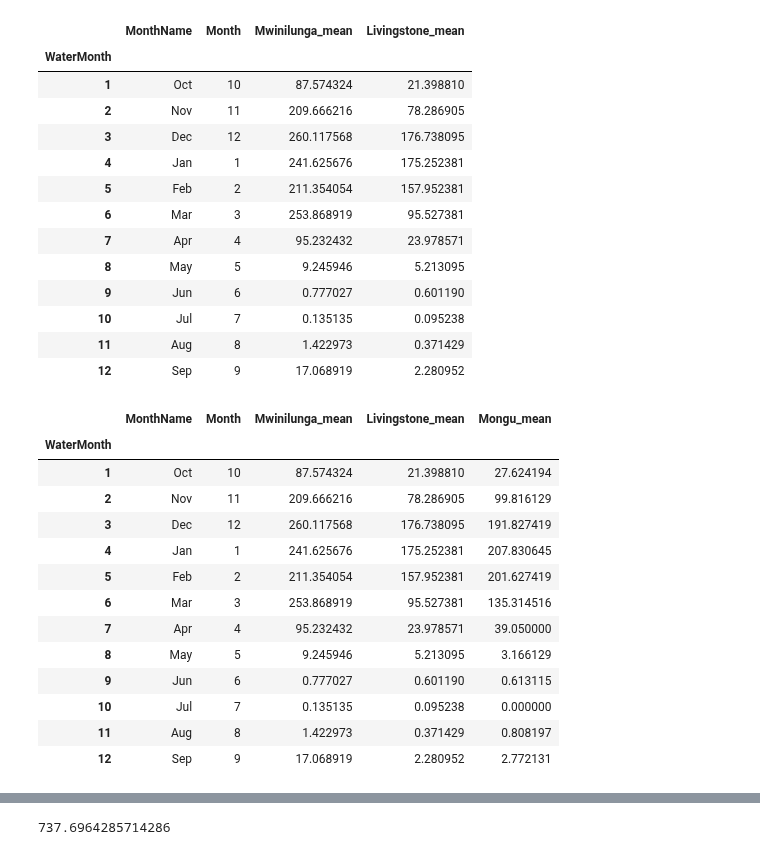
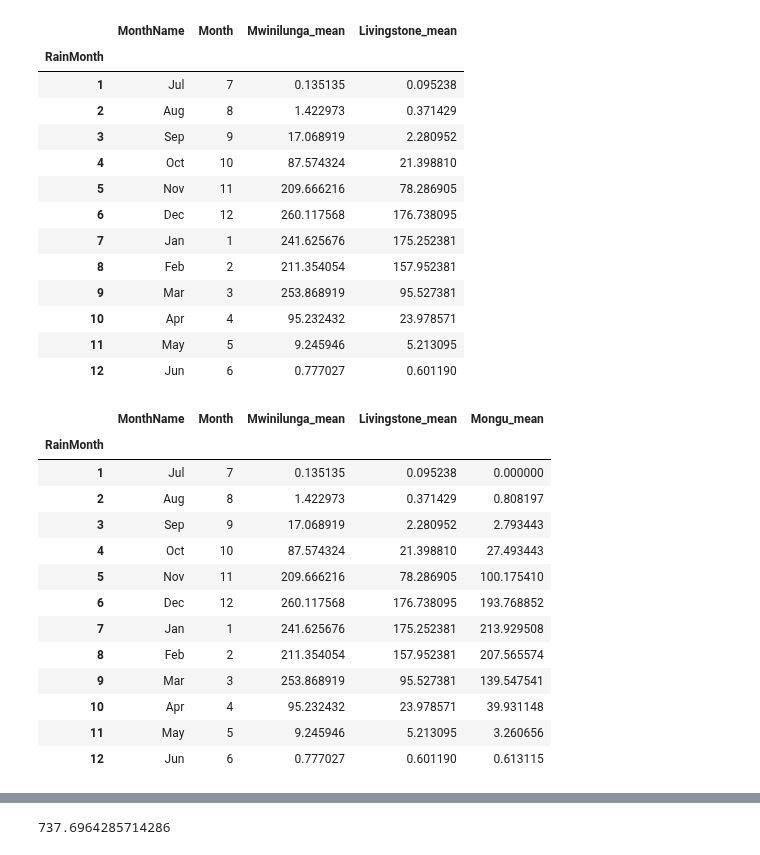
Before and after one commit to AndyFlem/ngonye-notepad, a Jupyter notebook: ngonye_rainfall.ipynb, the cells around one changed output, grey strips where cells are left out. Cells and saved outputs as stored; diff of their text form; code cells hidden in the pictures.

```diff
--- a/ngonye_rainfall.ipynb
+++ b/ngonye_rainfall.ipynb
@@ -26,9 +26,9 @@ liv
 # %%
 mwi = pd.read_csv("rainfall_mwinilunga.csv")
 mwi['MonthId']=mwi['Year']+mwi['Month']/100
-mwi['WaterYear']=mwi.apply((lambda x: (x['Year'] if x['Month']>=10 else x['Year']-1)),axis=1)
-mwi['WaterMonth']=mwi.apply((lambda x: (x['Month']-9 if x['Month']>=10 else x['Month']+3)),axis=1)
-mwi=mwi.set_index(['MonthId','Year','Month','WaterYear','WaterMonth'])
+mwi['RainMonth']=mwi.apply((lambda x: (x['Month']-6 if x['Month']>=7 else x['Month']+6)),axis=1)
+mwi['RainYear']=mwi.apply((lambda x: (x['Year'] if x['Month']>=7 else x['Year']-1)),axis=1)
+mwi=mwi.set_index(['MonthId','Year','Month','RainYear','RainMonth'])
 mwi
 # %% [output]
 |  |  |  |  |  | Rainfall |
@@ -48,9 +48,9 @@ mwi
 # %%
 mon = pd.read_csv("rainfall_mongu.csv")
 mon['MonthId']=mon['Year']+mon['Month']/100
-mon['WaterYear']=mon.apply((lambda x: (x['Year'] if x['Month']>=10 else x['Year']-1)),axis=1)
-mon['WaterMonth']=mon.apply((lambda x: (x['Month']-9 if x['Month']>=10 else x['Month']+3)),axis=1)
-mon=mon.set_index(['MonthId','Year','Month','WaterYear','WaterMonth'])
+mon['RainMonth']=mon.apply((lambda x: (x['Month']-6 if x['Month']>=7 else x['Month']+6)),axis=1)
+mon['RainYear']=mon.apply((lambda x: (x['Year'] if x['Month']>=7 else x['Year']-1)),axis=1)
+mon=mon.set_index(['MonthId','Year','Month','RainYear','RainMonth'])
 mon
 # %% [output]
 |  |  |  |  |  | Rainfall |
@@ -135,8 +135,8 @@ lus
 432 rows × 1 columns
 # %%
-calmonthly=pd.DataFrame({'WaterMonth': [1,2,3,4,5,6,7,8,9,10,11,12],'MonthName': ['Oct','Nov','Dec','Jan','Feb','Mar','Apr','May','Jun','Jul','Aug','Sep'], 'Month':[10,11,12,1,2,3,4,5,6,7,8,9]})
-calmonthly=calmonthly.set_index('WaterMonth')
-calmonthly['Mwinilunga_mean']=mwi.groupby('WaterMonth').mean()
+calmonthly=pd.DataFrame({'RainMonth': [1,2,3,4,5,6,7,8,9,10,11,12],'MonthName': ['Jul','Aug','Sep','Oct','Nov','Dec','Jan','Feb','Mar','Apr','May','Jun'], 'Month':[7,8,9,10,11,12,1,2,3,4,5,6]})
+calmonthly=calmonthly.set_index('RainMonth')
+calmonthly['Mwinilunga_mean']=mwi.groupby('RainMonth').mean()
 calmonthly
 # %% [output]
 |  | MonthName | Month | Mwinilunga_mean |
@@ -156,37 +156,37 @@ calmonthly
 # %%
-calmonthly['Livingstone_mean']=liv.groupby('WaterMonth').mean()
+calmonthly['Livingstone_mean']=liv.groupby('RainMonth').mean()
 calmonthly
 # %% [output]
 |  | MonthName | Month | Mwinilunga_mean | Livingstone_mean |
-| WaterMonth |  |  |  |  |
-| 1 | Oct | 10 | 87.574324 | 21.398810 |
-| 2 | Nov | 11 | 209.666216 | 78.286905 |
-| 3 | Dec | 12 | 260.117568 | 176.738095 |
-| 4 | Jan | 1 | 241.625676 | 175.252381 |
-| 5 | Feb | 2 | 211.354054 | 157.952381 |
-| 6 | Mar | 3 | 253.868919 | 95.527381 |
-| 7 | Apr | 4 | 95.232432 | 23.978571 |
-| 8 | May | 5 | 9.245946 | 5.213095 |
-| 9 | Jun | 6 | 0.777027 | 0.601190 |
-| 10 | Jul | 7 | 0.135135 | 0.095238 |
-| 11 | Aug | 8 | 1.422973 | 0.371429 |
-| 12 | Sep | 9 | 17.068919 | 2.280952 |
+| RainMonth |  |  |  |  |
+| 1 | Jul | 7 | 0.135135 | 0.095238 |
+| 2 | Aug | 8 | 1.422973 | 0.371429 |
+| 3 | Sep | 9 | 17.068919 | 2.280952 |
+| 4 | Oct | 10 | 87.574324 | 21.398810 |
+| 5 | Nov | 11 | 209.666216 | 78.286905 |
+| 6 | Dec | 12 | 260.117568 | 176.738095 |
+| 7 | Jan | 1 | 241.625676 | 175.252381 |
+| 8 | Feb | 2 | 211.354054 | 157.952381 |
+| 9 | Mar | 3 | 253.868919 | 95.527381 |
+| 10 | Apr | 4 | 95.232432 | 23.978571 |
+| 11 | May | 5 | 9.245946 | 5.213095 |
+| 12 | Jun | 6 | 0.777027 | 0.601190 |
 # %%
-calmonthly['Mongu_mean']=mon.groupby('WaterMonth').mean()
+calmonthly['Mongu_mean']=mon.groupby('RainMonth').mean()
 calmonthly
 # %% [output]
 |  | MonthName | Month | Mwinilunga_mean | Livingstone_mean | Mongu_mean |
-| WaterMonth |  |  |  |  |  |
-| 1 | Oct | 10 | 87.574324 | 21.398810 | 27.624194 |
-| 2 | Nov | 11 | 209.666216 | 78.286905 | 99.816129 |
-| 3 | Dec | 12 | 260.117568 | 176.738095 | 191.827419 |
-| 4 | Jan | 1 | 241.625676 | 175.252381 | 207.830645 |
-| 5 | Feb | 2 | 211.354054 | 157.952381 | 201.627419 |
-| 6 | Mar | 3 | 253.868919 | 95.527381 | 135.314516 |
-| 7 | Apr | 4 | 95.232432 | 23.978571 | 39.050000 |
-| 8 | May | 5 | 9.245946 | 5.213095 | 3.166129 |
-| 9 | Jun | 6 | 0.777027 | 0.601190 | 0.613115 |
-| 10 | Jul | 7 | 0.135135 | 0.095238 | 0.000000 |
-| 11 | Aug | 8 | 1.422973 | 0.371429 | 0.808197 |
-| 12 | Sep | 9 | 17.068919 | 2.280952 | 2.772131 |
+| RainMonth |  |  |  |  |  |
+| 1 | Jul | 7 | 0.135135 | 0.095238 | 0.000000 |
+| 2 | Aug | 8 | 1.422973 | 0.371429 | 0.808197 |
+| 3 | Sep | 9 | 17.068919 | 2.280952 | 2.793443 |
+| 4 | Oct | 10 | 87.574324 | 21.398810 | 27.493443 |
+| 5 | Nov | 11 | 209.666216 | 78.286905 | 100.175410 |
+| 6 | Dec | 12 | 260.117568 | 176.738095 | 193.768852 |
+| 7 | Jan | 1 | 241.625676 | 175.252381 | 213.929508 |
+| 8 | Feb | 2 | 211.354054 | 157.952381 | 207.565574 |
+| 9 | Mar | 3 | 253.868919 | 95.527381 | 139.547541 |
+| 10 | Apr | 4 | 95.232432 | 23.978571 | 39.931148 |
+| 11 | May | 5 | 9.245946 | 5.213095 | 3.260656 |
+| 12 | Jun | 6 | 0.777027 | 0.601190 | 0.613115 |
 # %%
```
Also changed, not shown: parts of 25 cells of this notebook, 10 other files.
